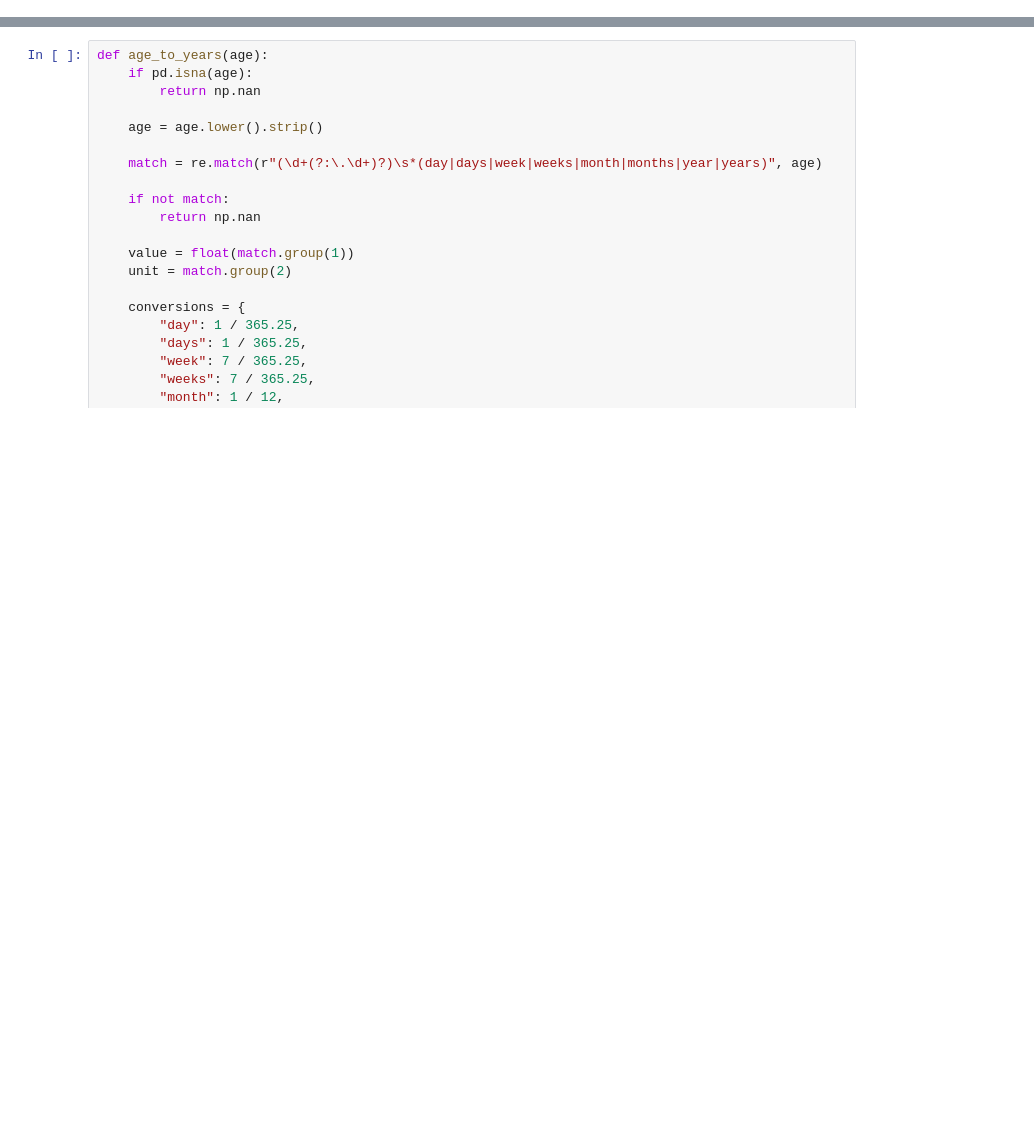
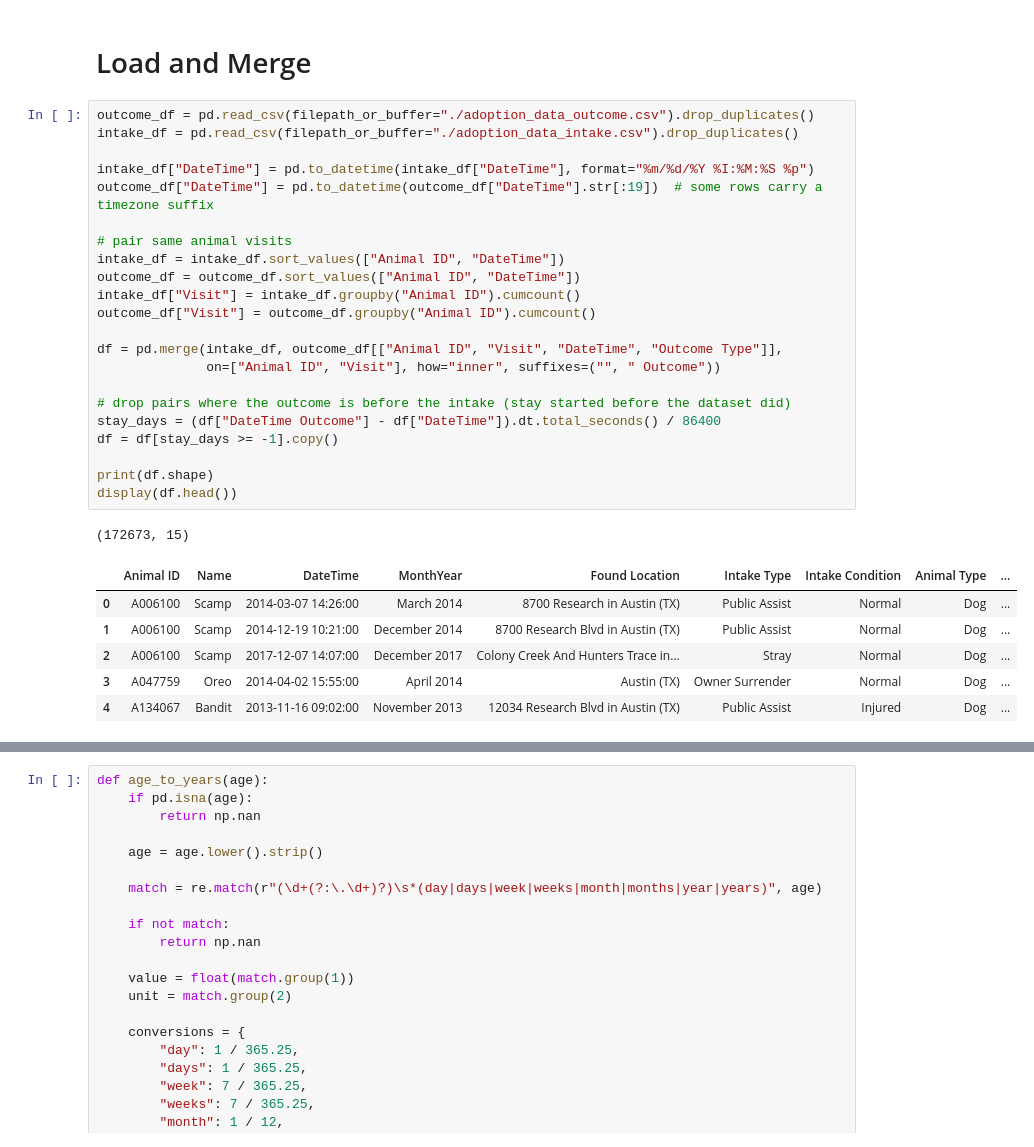
Before and after one commit to JonahBlackmon/machine_learning_final, a Jupyter notebook: project.ipynb, the cells around one changed output, grey strips where cells are left out. Drawn from its saved outputs; the diff is of its cells as text; blank space fills up the shorter version.

```diff
--- a/project.ipynb
+++ b/project.ipynb
@@ -16,0 +17,32 @@ pd.__version__
+# %% [markdown]
+# Load and Merge
+# %%
+outcome_df = pd.read_csv(filepath_or_buffer="./adoption_data_outcome.csv").drop_duplicates()
+intake_df = pd.read_csv(filepath_or_buffer="./adoption_data_intake.csv").drop_duplicates()
+
+intake_df["DateTime"] = pd.to_datetime(intake_df["DateTime"], format="%m/%d/%Y %I:%M:%S %p")
+outcome_df["DateTime"] = pd.to_datetime(outcome_df["DateTime"].str[:19])  # some rows carry a timezone suffix
+
+# pair same animal visits
+intake_df = intake_df.sort_values(["Animal ID", "DateTime"])
+outcome_df = outcome_df.sort_values(["Animal ID", "DateTime"])
+intake_df["Visit"] = intake_df.groupby("Animal ID").cumcount()
+outcome_df["Visit"] = outcome_df.groupby("Animal ID").cumcount()
+
+df = pd.merge(intake_df, outcome_df[["Animal ID", "Visit", "DateTime", "Outcome Type"]],
+              on=["Animal ID", "Visit"], how="inner", suffixes=("", " Outcome"))
+
+# drop pairs where the outcome is before the intake (stay started before the dataset did)
+stay_days = (df["DateTime Outcome"] - df["DateTime"]).dt.total_seconds() / 86400
+df = df[stay_days >= -1].copy()
+
+print(df.shape)
+display(df.head())
+# %% [output]
+(172673, 15)
+|  | Animal ID | Name | DateTime | MonthYear | Found Location | Intake Type | Intake Condition | Animal Type | ... |
+| 0 | A006100 | Scamp | 2014-03-07 14:26:00 | March 2014 | 8700 Research in Austin (TX) | Public Assist | Normal | Dog | ... |
+| 1 | A006100 | Scamp | 2014-12-19 10:21:00 | December 2014 | 8700 Research Blvd in Austin (TX) | Public Assist | Normal | Dog | ... |
+| 2 | A006100 | Scamp | 2017-12-07 14:07:00 | December 2017 | Colony Creek And Hunters Trace in... | Stray | Normal | Dog | ... |
+| 3 | A047759 | Oreo | 2014-04-02 15:55:00 | April 2014 | Austin (TX) | Owner Surrender | Normal | Dog | ... |
+| 4 | A134067 | Bandit | 2013-11-16 09:02:00 | November 2013 | 12034 Research Blvd in Austin (TX) | Public Assist | Injured | Dog | ... |
```
Also changed, not shown: parts of 17 cells of this notebook, 1 other file.
